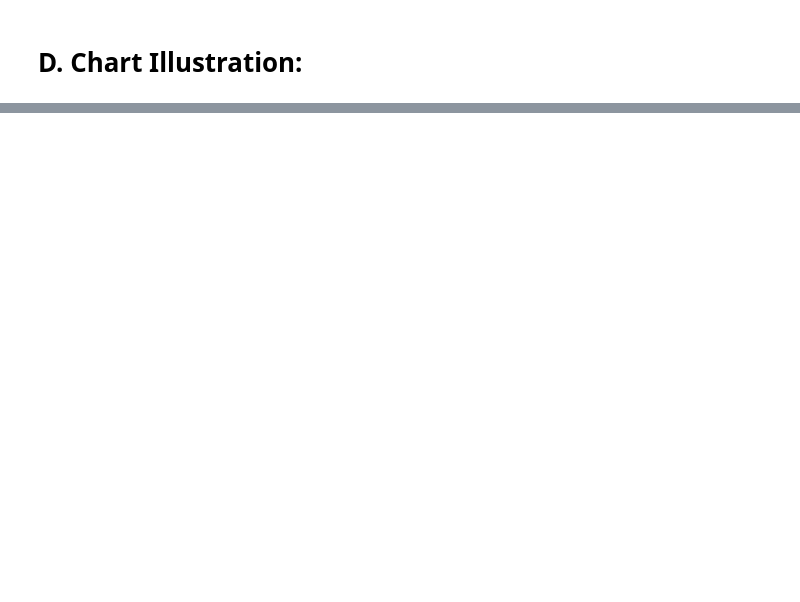
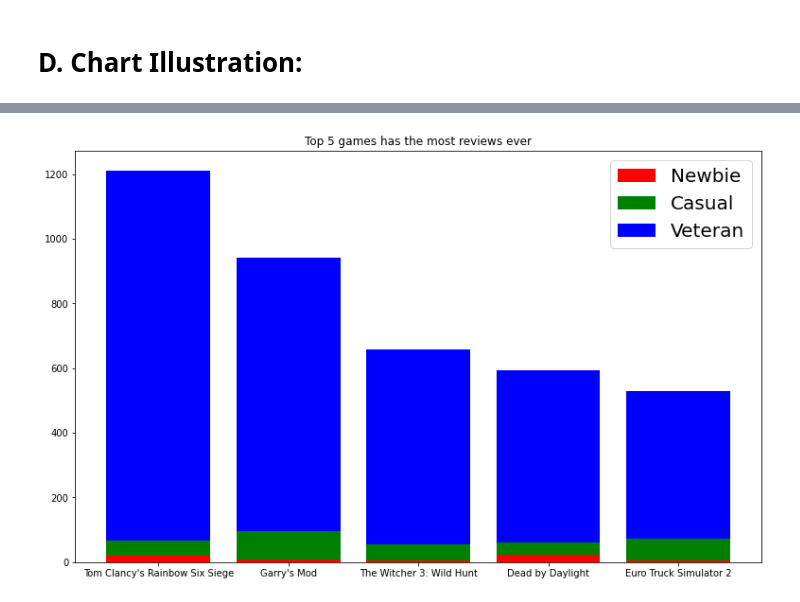
Before and after one commit to MikeJoester/Final-Project-Intro2CS, a Jupyter notebook: Final_Project.ipynb, the cells around one changed output, grey strips where cells are left out. Cells and saved outputs as stored; diff of their text form; code cells hidden in the pictures; blank space fills up the shorter version.

```diff
--- a/Final_Project.ipynb
+++ b/Final_Project.ipynb
@@ -303,0 +333,40 @@ Time to exec gamer_list function is 6.39504 sec.
+# %%
+def bar_plot(df):
+    new, cas, vet = [], [], []
+    player_count, game_name = [], []
+    ids = list(set(df['app_id'].values.tolist()))
+    lst = df['app_id'].value_counts()
+
+    for i in ids:
+        player_count.append(lst[i])
+        game_name.append(df[(df['app_id'] == i)]['app_name'].values.tolist()[0])
+
+    dff = pd.DataFrame(game_name, columns = ['name'])
+    dff['count'] = player_count
+    dff['id'] = ids
+    dff = dff.sort_values(by ='count', ascending = False)
+    ids = dff['id'].values.tolist()[0:5]
+
+    for i in ids:
+        n, c, v = 0, 0, 0
+        lst, _ = init_subset(i, df)
+        for idx in lst:
+            if check_gamer(idx) == 1: n += 1
+            if check_gamer(idx) == 2: c += 1
+            if check_gamer(idx) == 3: v += 1
+        new.append(n)
+        cas.append(c)
+        vet.append(v)
+
+    labels = dff['name'].values.tolist()[0:5]
+    fig = plt.figure(figsize = (13, 8))
+    plt.bar(labels, new, color = 'r')
+    plt.bar(labels, cas, bottom = new, color = 'g')
+    plt.bar(labels, vet, bottom = cas, color = 'b')
+    plt.title('Top 5 games has the most reviews ever')
+    plt.legend(["Newbie", "Casual", "Veteran"], prop ={'size':20})
+    plt.show()
+# %%
+bar_plot(df_small)
+# %% [output]
+[figure, added]
```
Also changed, not shown: parts of 21 cells of this notebook.
